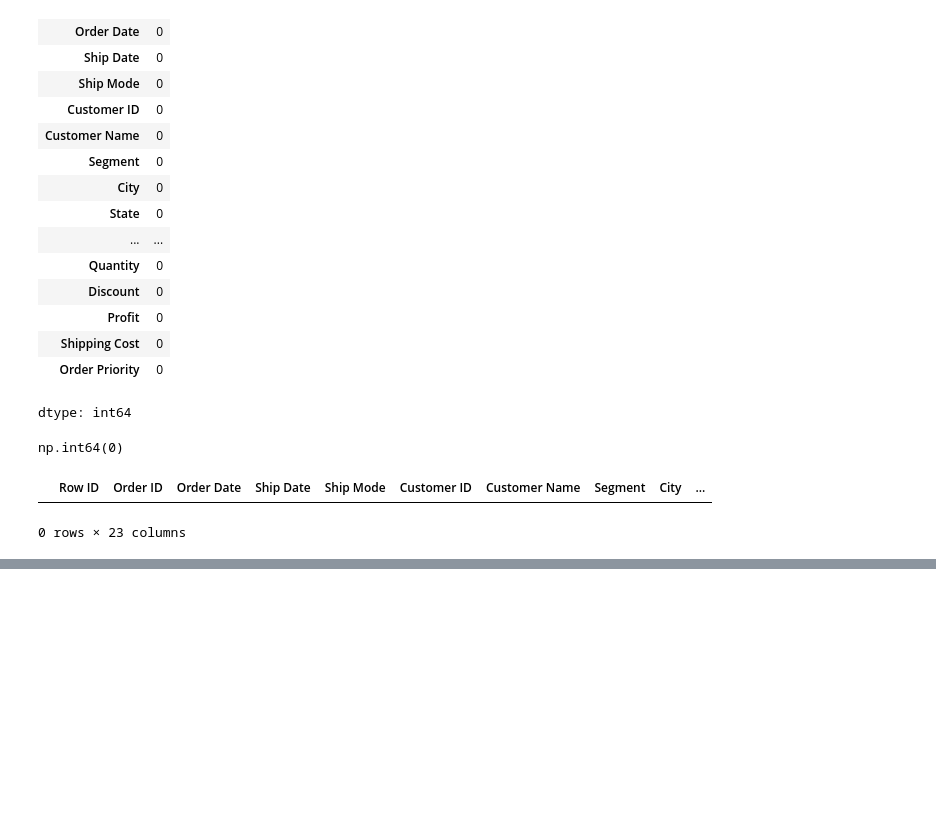
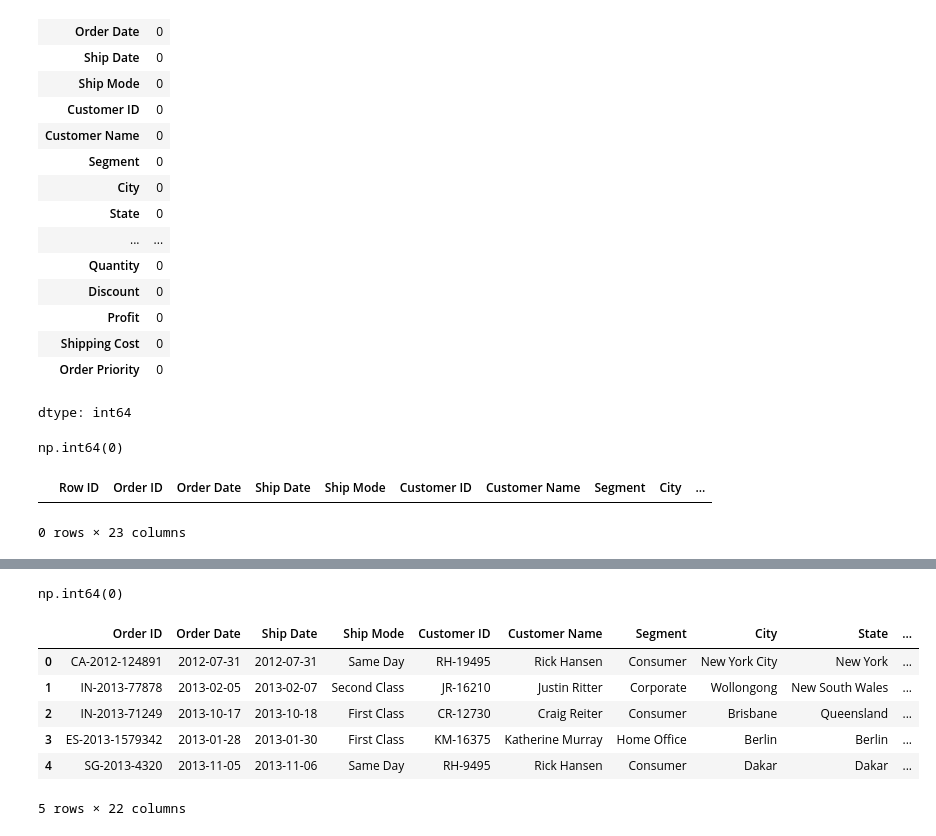
Before and after one commit to satwik12151/Capstone-Project-Group-3-, a Jupyter notebook: Capstone_Project_Group3.ipynb, the cells around one changed output, grey strips where cells are left out. Saved outputs shown, nothing was run; the diff lists cells and outputs as text; code cells hidden in the pictures; blank space fills up the shorter version.

Commit message:
Completed data cleaing and essentiall pre processing

```diff
--- a/Capstone_Project_Group3.ipynb
+++ b/Capstone_Project_Group3.ipynb
@@ -79,6 +81,19 @@ Data columns (total 24 columns):
  23  Order Priority  51290 non-null  object
 dtypes: float64(5), int64(2), object(17)
 memory usage: 9.4+ MB
+# %%
+#Better processing and grouping of data
+cat_cols = [
+    'Ship Mode', 'Segment', 'Market',
+    'Region', 'Category', 'Sub-Category',
+    'Order Priority'
+]
+
+for col in cat_cols:
+    df[col] = df[col].astype('category')
+# %%
+## Particular row is waste as we have order unique row id
+df.drop('Row ID', axis=1, inplace=True)
 # %%
 df.isnull().sum()
 # %% [output]
@@ -152,0 +221,4 @@ df[df['Row ID'].duplicated()]
+# %%
+df['Order Date'] = pd.to_datetime(df['Order Date'], dayfirst=True)
+
+df['Ship Date'] = pd.to_datetime(df['Ship Date'], dayfirst=True)
@@ -152,0 +232,14 @@ df[df['Row ID'].duplicated()]
+# %%
+(df['Ship Date'] < df['Order Date']).sum()
+# %% [output]
+np.int64(0)
+# %%
+df.head()
+# %% [output]
+|  | Order ID | Order Date | Ship Date | Ship Mode | Customer ID | Customer Name | Segment | City | State | ... |
+| 0 | CA-2012-124891 | 2012-07-31 | 2012-07-31 | Same Day | RH-19495 | Rick Hansen | Consumer | New York City | New York | ... |
+| 1 | IN-2013-77878 | 2013-02-05 | 2013-02-07 | Second Class | JR-16210 | Justin Ritter | Corporate | Wollongong | New South Wales | ... |
+| 2 | IN-2013-71249 | 2013-10-17 | 2013-10-18 | First Class | CR-12730 | Craig Reiter | Consumer | Brisbane | Queensland | ... |
+| 3 | ES-2013-1579342 | 2013-01-28 | 2013-01-30 | First Class | KM-16375 | Katherine Murray | Home Office | Berlin | Berlin | ... |
+| 4 | SG-2013-4320 | 2013-11-05 | 2013-11-06 | Same Day | RH-9495 | Rick Hansen | Consumer | Dakar | Dakar | ... |
+5 rows × 22 columns
```
Also changed, not shown: parts of 12 cells of this notebook.
